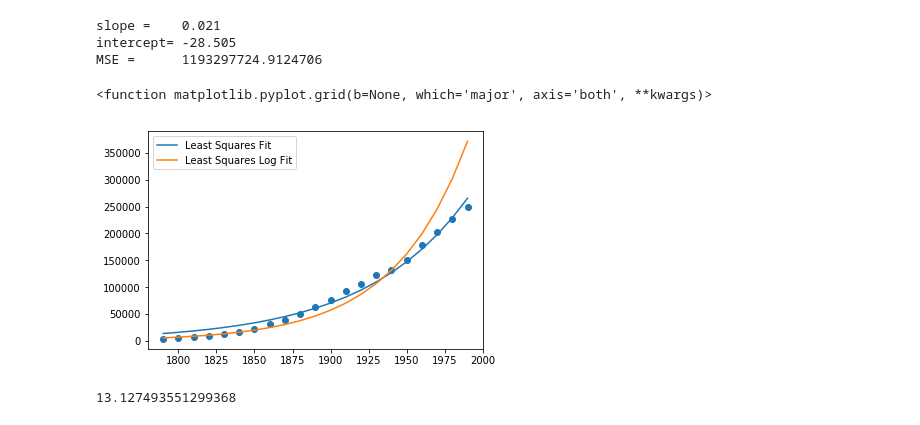
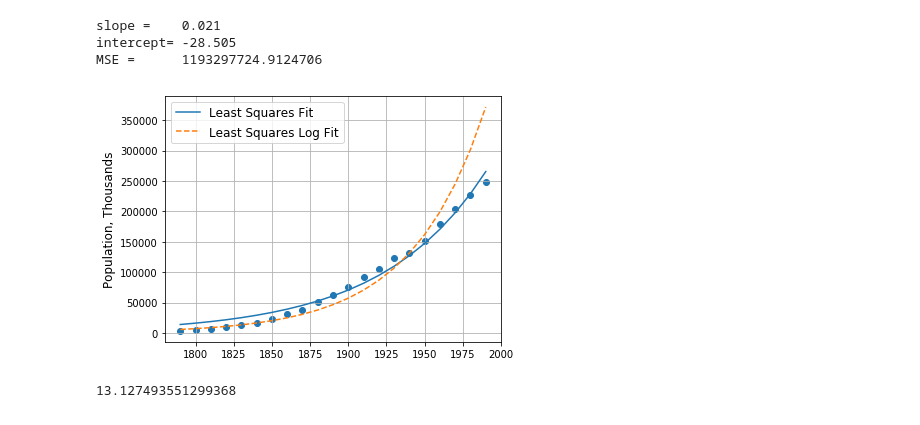
Before and after one commit to biomathman/machine-learning-in-python-book, a Jupyter notebook: notebooks/chapter-8-nonlinear-regression.ipynb, the cells around one changed output. Cells and saved outputs as stored; diff of their text form; code cells hidden in the pictures.

```diff
--- a/notebooks/chapter-8-nonlinear-regression.ipynb
+++ b/notebooks/chapter-8-nonlinear-regression.ipynb
@@ -168,13 +307,15 @@ MSE =      1193297724.9124706
 # %%
 plt.scatter(X,Y)
 plt.plot(X,lsfit,label="Least Squares Fit")
-plt.plot(X,logfit, label="Least Squares Log Fit")
-plt.legend()
+plt.plot(X,logfit, ls="--", label="Least Squares Log Fit")
+plt.legend(fontsize=12)
+plt.ylabel("Population, Thousands", fontsize=12)
 #plt.yscale("log")
-plt.grid
+plt.grid()
+plt.gcf().tight_layout()
+plt.gcf().savefig("US-Population-Two-Fits.pdf")
 # %% [output]
-<function matplotlib.pyplot.grid(b=None, which='major', axis='both', **kwargs)>
-[figure, old version]
+[figure, new version]
 # %%
 1193297724.9124706/90900652.15033811
 # %% [output]
```
Also changed, not shown: parts of 18 cells of this notebook.
